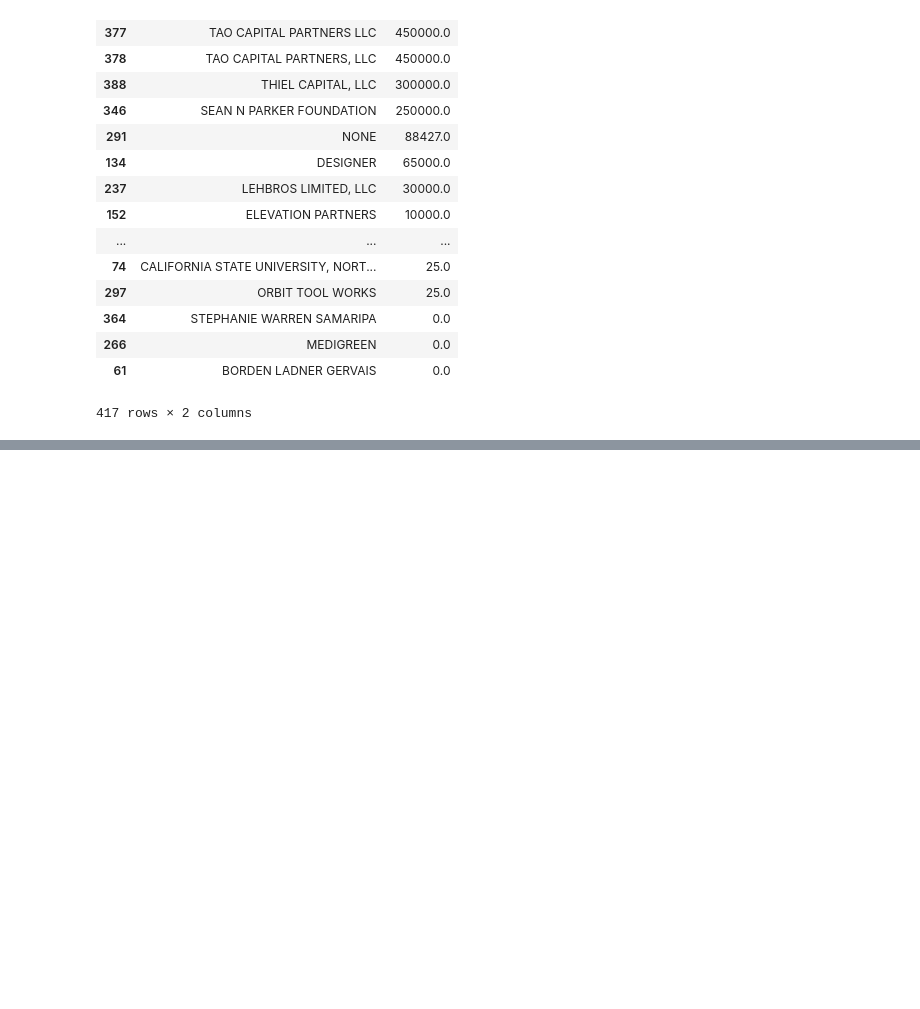
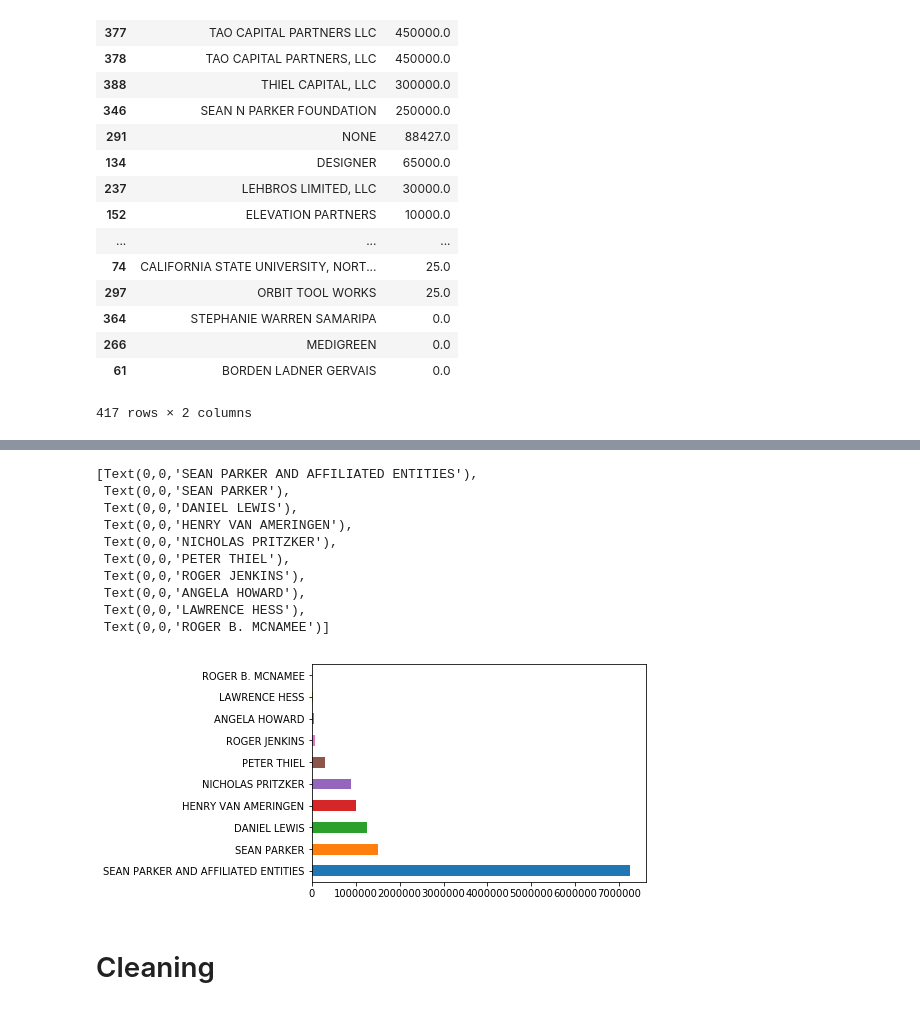
Before and after one commit to ade711/Prop64_Analysis, a Jupyter notebook: prop64_analysis.ipynb, the cells around one changed output, grey strips where cells are left out. Saved outputs shown, nothing was run; the diff lists cells and outputs as text; code cells hidden in the pictures; blank space fills up the shorter version.

```diff
--- a/prop64_analysis.ipynb
+++ b/prop64_analysis.ipynb
@@ -369,0 +339,19 @@ mergeContribs.groupby(['contributor_employer']).amount.sum().reset_index().sort_
+# %%
+top_supporters['contributor_fullname'] = top_supporters.contributor_firstname + " " + top_supporters.contributor_lastname
+# %%
+chart = top_supporters.amount.plot.barh()
+chart.set_yticklabels(top_supporters.contributor_fullname)
+# %% [output]
+[Text(0,0,'SEAN PARKER AND AFFILIATED ENTITIES'),
+ Text(0,0,'SEAN PARKER'),
+ Text(0,0,'DANIEL LEWIS'),
+ Text(0,0,'HENRY VAN AMERINGEN'),
+ Text(0,0,'NICHOLAS PRITZKER'),
+ Text(0,0,'PETER THIEL'),
+ Text(0,0,'ROGER JENKINS'),
+ Text(0,0,'ANGELA HOWARD'),
+ Text(0,0,'LAWRENCE HESS'),
+ Text(0,0,'ROGER B. MCNAMEE')]
+[figure, added]
+# %% [markdown]
+# Cleaning
```
Also changed, not shown: parts of 16 cells of this notebook.
